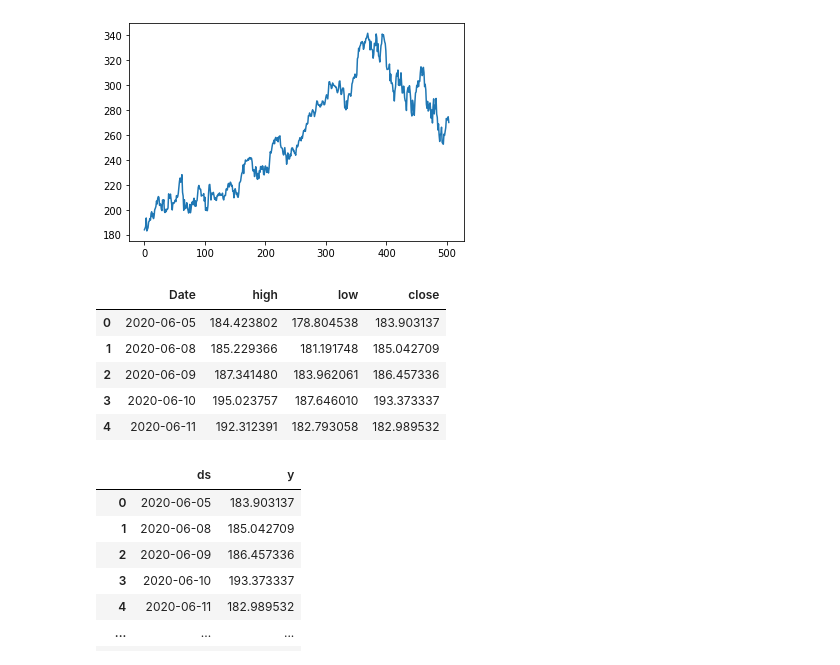
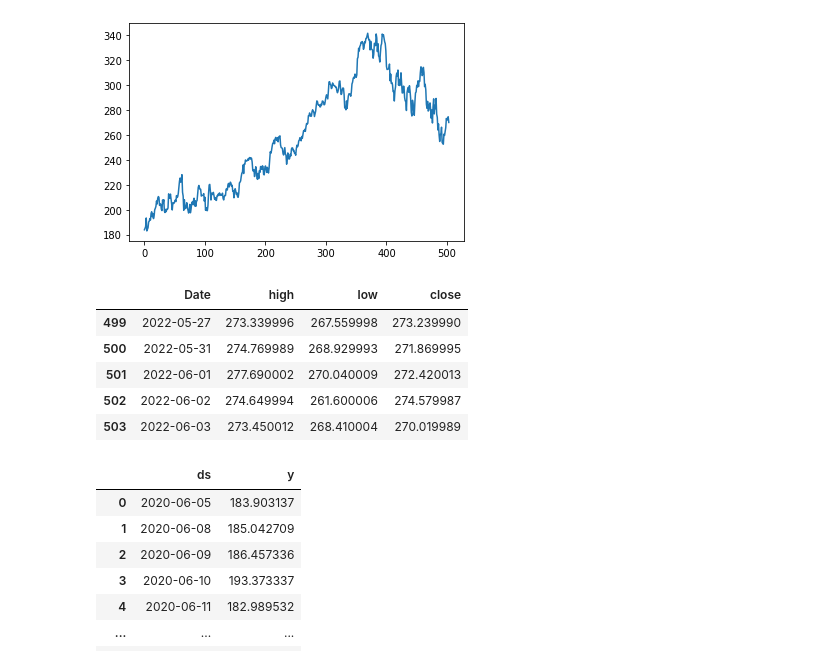
Before and after one commit to marcoberton/Project_2_group_1, a Jupyter notebook: ml_strategy.ipynb, the cells around one changed output. Drawn from its saved outputs; the diff is of its cells as text; code cells hidden in the pictures.

```diff
--- a/ml_strategy.ipynb
+++ b/ml_strategy.ipynb
@@ -105,18 +105,18 @@ End date = 2022-06-04
 # %%
 # Create dataframe from msft stock csv
 msft_df = pd.read_csv(Path(
     "Resources/msft_hlc.csv"),
     parse_dates = True,
     infer_datetime_format = True
 )
-msft_df.head()
+msft_df.tail()
 # %% [output]
 |  | Date | high | low | close |
-| 0 | 2020-06-05 | 184.423802 | 178.804538 | 183.903137 |
-| 1 | 2020-06-08 | 185.229366 | 181.191748 | 185.042709 |
-| 2 | 2020-06-09 | 187.341480 | 183.962061 | 186.457336 |
-| 3 | 2020-06-10 | 195.023757 | 187.646010 | 193.373337 |
-| 4 | 2020-06-11 | 192.312391 | 182.793058 | 182.989532 |
+| 499 | 2022-05-27 | 273.339996 | 267.559998 | 273.239990 |
+| 500 | 2022-05-31 | 274.769989 | 268.929993 | 271.869995 |
+| 501 | 2022-06-01 | 277.690002 | 270.040009 | 272.420013 |
+| 502 | 2022-06-02 | 274.649994 | 261.600006 | 274.579987 |
+| 503 | 2022-06-03 | 273.450012 | 268.410004 | 270.019989 |
 # %%
 # Make 'ds' and 'y' column to fit into the fbprophet model
 msft_prophet_df = msft_df.drop(columns=['high', 'low'])
```
Also changed, not shown: parts of 4 cells of this notebook.
